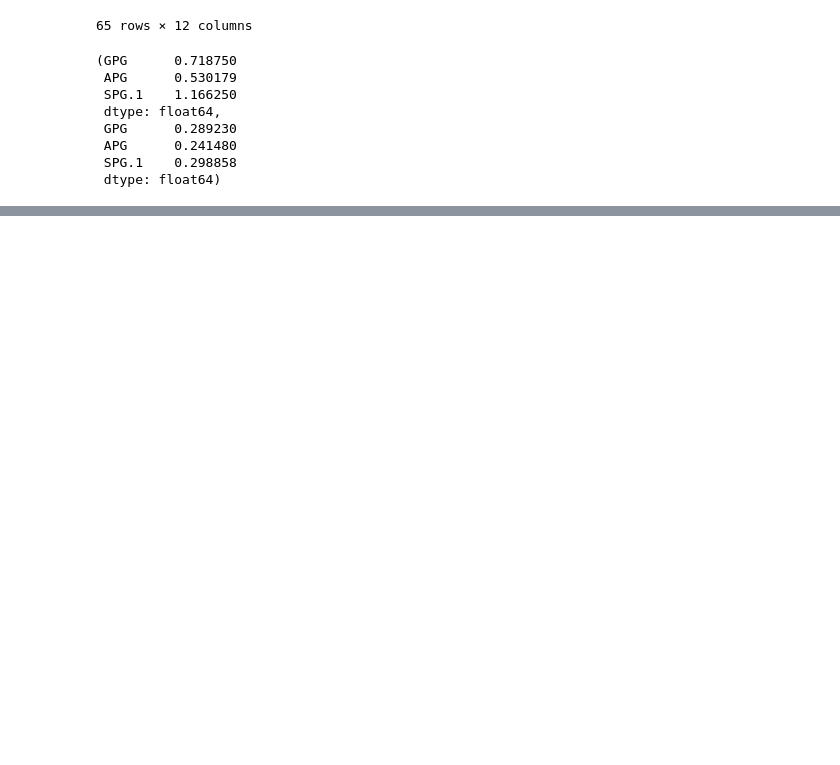
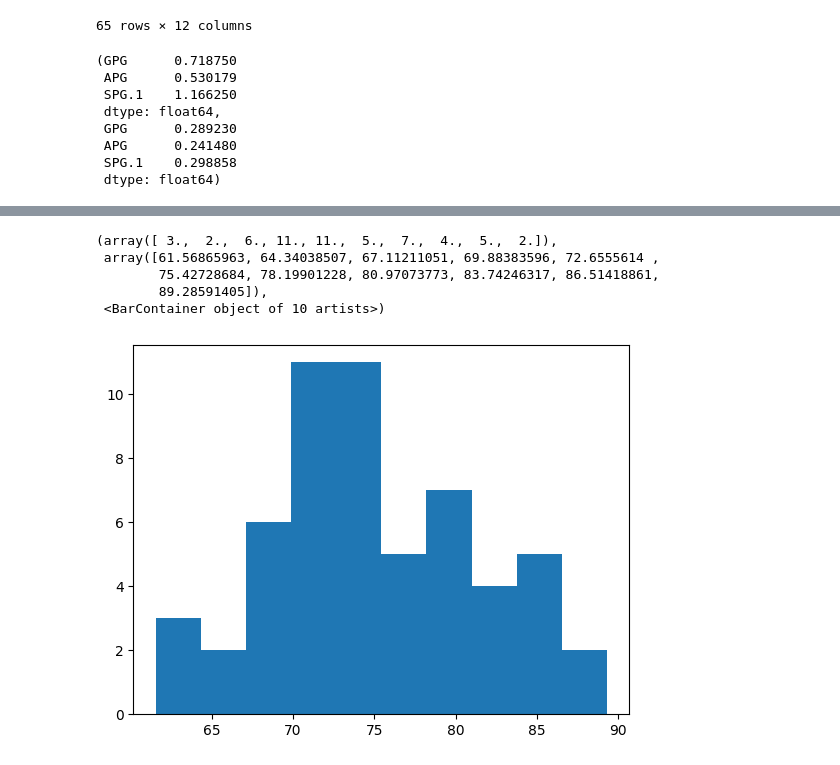
Before and after one commit to SamichRL/rhl_career, a Jupyter notebook: data_processing/01_exploration.ipynb, the cells around one changed output, grey strips where cells are left out. Cells and saved outputs as stored; diff of their text form; code cells hidden in the pictures; blank space fills up the shorter version.

```diff
--- a/data_processing/01_exploration.ipynb
+++ b/data_processing/01_exploration.ipynb
@@ -66,4 +67,13 @@ clean.sort_values(by='rating', ascending=False)
 clean['name'] = clean['PLAYER'].str.lower()
 # %%
 out = clean[['name', 'attack', 'playmaker', 'defence', 'rating']].copy()
+# %%
+plt.hist(out['rating'], bins=10)
+# %% [output]
+(array([ 3.,  2.,  6., 11., 11.,  5.,  7.,  4.,  5.,  2.]),
+ array([61.56865963, 64.34038507, 67.11211051, 69.88383596, 72.6555614 ,
+        75.42728684, 78.19901228, 80.97073773, 83.74246317, 86.51418861,
+        89.28591405]),
+ <BarContainer object of 10 artists>)
+[figure, added]
 # %%
```
Also changed, not shown: parts of 2 cells of this notebook, 1 other file.
